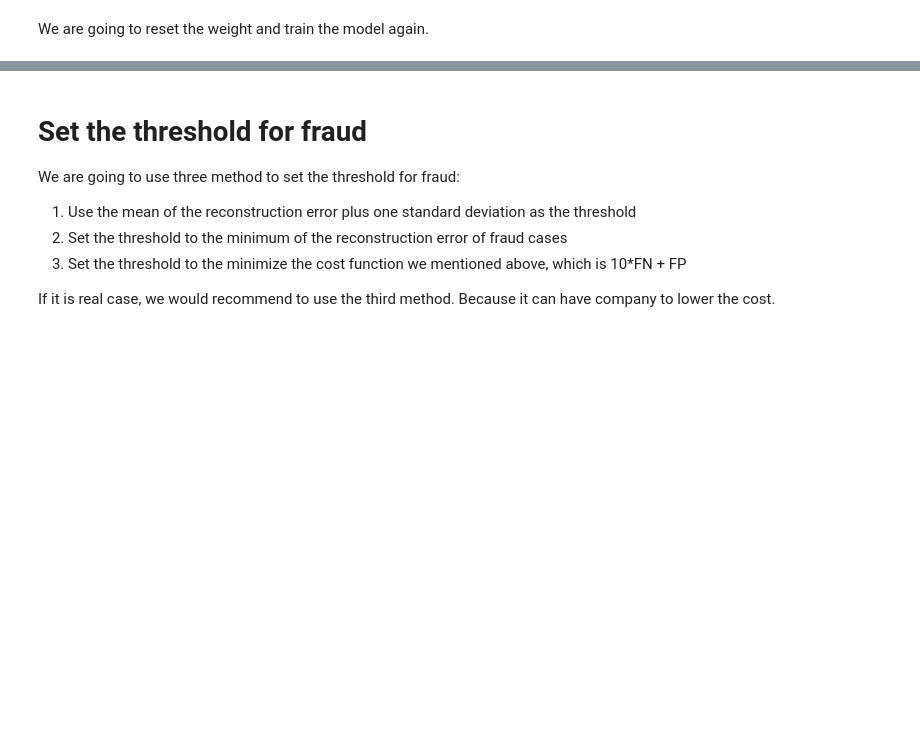
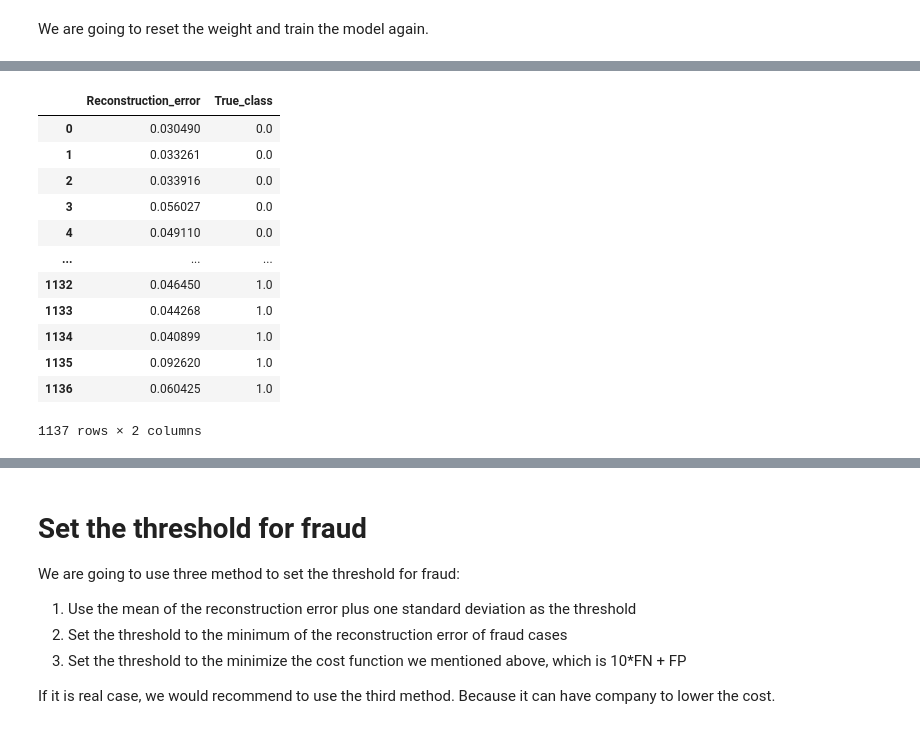
Before and after one commit to ba-group-projects/insurance-fraud-detection, a Jupyter notebook: main-update.ipynb, the cells around one changed output, grey strips where cells are left out. Cells and saved outputs as stored; diff of their text form; code cells hidden in the pictures; blank space fills up the shorter version.

```diff
--- a/main-update.ipynb
+++ b/main-update.ipynb
@@ -1889,2 +1830,25 @@ Epoch 100/100
+# %%
+# autoencoder_best.save('models/autoencoder_best.h5')
+autoencoder_best = tf.keras.models.load_model('models/autoencoder_best.h5')
+reconstructions = autoencoder_best.predict(X_val)
+mse = tf.keras.losses.mse(reconstructions, X_val)
+# X_pred = autoencoder_best.predict(X_val)
+# mse = X_pred.mean(axis=1)
+error_df = pd.DataFrame({'Reconstruction_error': mse, 'True_class': y_val.flatten()})
+error_df
+# %% [output]
+|  | Reconstruction_error | True_class |
+| 0 | 0.030490 | 0.0 |
+| 1 | 0.033261 | 0.0 |
+| 2 | 0.033916 | 0.0 |
+| 3 | 0.056027 | 0.0 |
+| 4 | 0.049110 | 0.0 |
+| ... | ... | ... |
+| 1132 | 0.046450 | 1.0 |
+| 1133 | 0.044268 | 1.0 |
+| 1134 | 0.040899 | 1.0 |
+| 1135 | 0.092620 | 1.0 |
+| 1136 | 0.060425 | 1.0 |
+1137 rows × 2 columns
 # %%
 # Calculate the roc of the model
```
Also changed, not shown: parts of 22 cells of this notebook, 4 other files.
